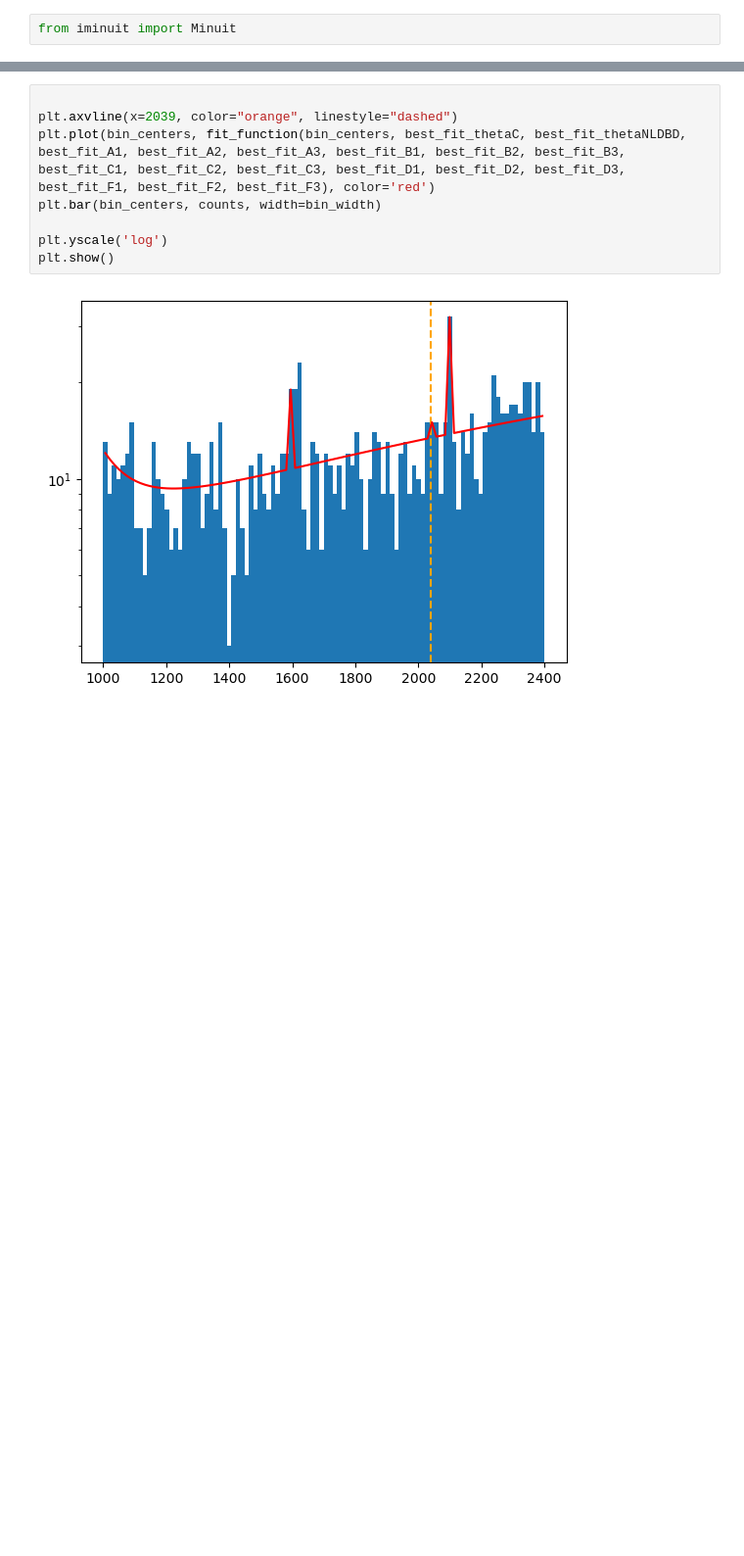
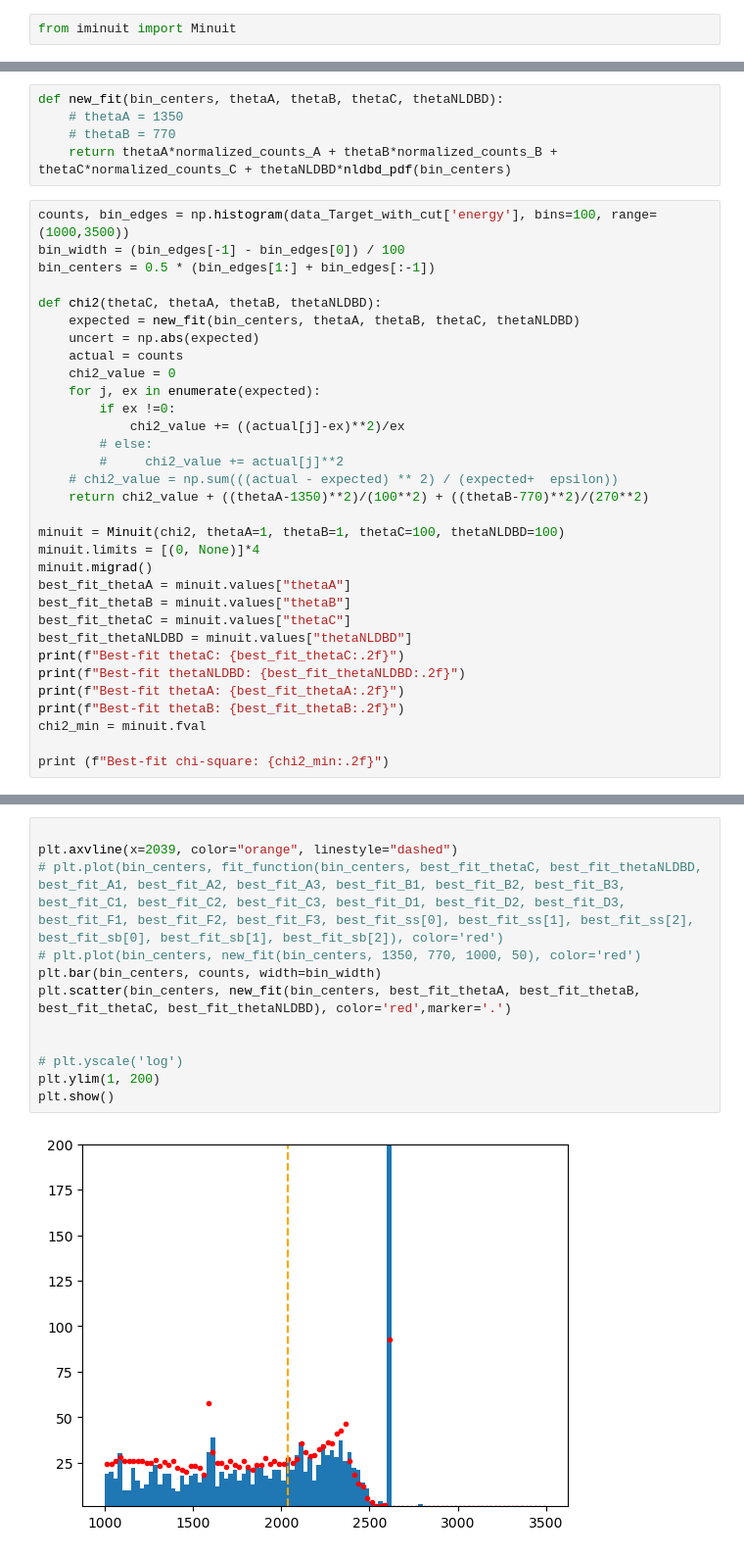
Before and after one commit to Brainz22/DSC291, a Jupyter notebook: finalProject_nb.ipynb, the cells around one changed output, grey strips where cells are left out. Shown: that part at 98% size. Saved outputs shown, nothing was run; the diff lists cells and outputs as text; blank space fills up the shorter version.

```diff
--- a/finalProject_nb.ipynb
+++ b/finalProject_nb.ipynb
@@ -377,0 +378,37 @@ Best-fit chi-square: 92.19
+# %%
+def new_fit(bin_centers, thetaA, thetaB, thetaC, thetaNLDBD):
+    # thetaA = 1350
+    # thetaB = 770
+    return thetaA*normalized_counts_A + thetaB*normalized_counts_B + thetaC*normalized_counts_C + thetaNLDBD*nldbd_pdf(bin_centers)
+# %%
+counts, bin_edges = np.histogram(data_Target_with_cut['energy'], bins=100, range=(1000,3500))
+bin_width = (bin_edges[-1] - bin_edges[0]) / 100
+bin_centers = 0.5 * (bin_edges[1:] + bin_edges[:-1])
+
+def chi2(thetaC, thetaA, thetaB, thetaNLDBD):
+    expected = new_fit(bin_centers, thetaA, thetaB, thetaC, thetaNLDBD)
+    uncert = np.abs(expected)
+    actual = counts
+    chi2_value = 0
+    for j, ex in enumerate(expected):
+        if ex !=0:
+            chi2_value += ((actual[j]-ex)**2)/ex
+        # else:
+        #     chi2_value += actual[j]**2
+    # chi2_value = np.sum(((actual - expected) ** 2) / (expected+  epsilon))
+    return chi2_value + ((thetaA-1350)**2)/(100**2) + ((thetaB-770)**2)/(270**2)
+
+minuit = Minuit(chi2, thetaA=1, thetaB=1, thetaC=100, thetaNLDBD=100)
+minuit.limits = [(0, None)]*4
+minuit.migrad()
+best_fit_thetaA = minuit.values["thetaA"]
+best_fit_thetaB = minuit.values["thetaB"]
+best_fit_thetaC = minuit.values["thetaC"]
+best_fit_thetaNLDBD = minuit.values["thetaNLDBD"]
+print(f"Best-fit thetaC: {best_fit_thetaC:.2f}")
+print(f"Best-fit thetaNLDBD: {best_fit_thetaNLDBD:.2f}")
+print(f"Best-fit thetaA: {best_fit_thetaA:.2f}")
+print(f"Best-fit thetaB: {best_fit_thetaB:.2f}")
+chi2_min = minuit.fval
+
+print (f"Best-fit chi-square: {chi2_min:.2f}")
@@ -378,13 +421,17 @@ Best-fit chi-square: 92.19
 # %%
 
 plt.axvline(x=2039, color="orange", linestyle="dashed")
-plt.plot(bin_centers, fit_function(bin_centers, best_fit_thetaC, best_fit_thetaNLDBD, best_fit_A1, best_fit_A2, best_fit_A3, best_fit_B1, best_fit_B2, best_fit_B3, best_fit_C1, best_fit_C2, best_fit_C3, best_fit_D1, best_fit_D2, best_fit_D3, best_fit_F1, best_fit_F2, best_fit_F3), color='red')
+# plt.plot(bin_centers, fit_function(bin_centers, best_fit_thetaC, best_fit_thetaNLDBD, best_fit_A1, best_fit_A2, best_fit_A3, best_fit_B1, best_fit_B2, best_fit_B3, best_fit_C1, best_fit_C2, best_fit_C3, best_fit_D1, best_fit_D2, best_fit_D3, best_fit_F1, best_fit_F2, best_fit_F3, best_fit_ss[0], best_fit_ss[1], best_fit_ss[2], best_fit_sb[0], best_fit_sb[1], best_fit_sb[2]), color='red')
+# plt.plot(bin_centers, new_fit(bin_centers, 1350, 770, 1000, 50), color='red')
 plt.bar(bin_centers, counts, width=bin_width)
+plt.scatter(bin_centers, new_fit(bin_centers, best_fit_thetaA, best_fit_thetaB, best_fit_thetaC, best_fit_thetaNLDBD), color='red',marker='.')
 
-plt.yscale('log')
+
+# plt.yscale('log')
+plt.ylim(1, 200)
 plt.show()
 # %% [output]
-[figure, old version]
+[figure, new version]
 # %%
 m=best_fit_thetaNLDBD/cut_eff #number of NLDBD
 print(m)
```
Also changed, not shown: parts of 14 cells of this notebook.
